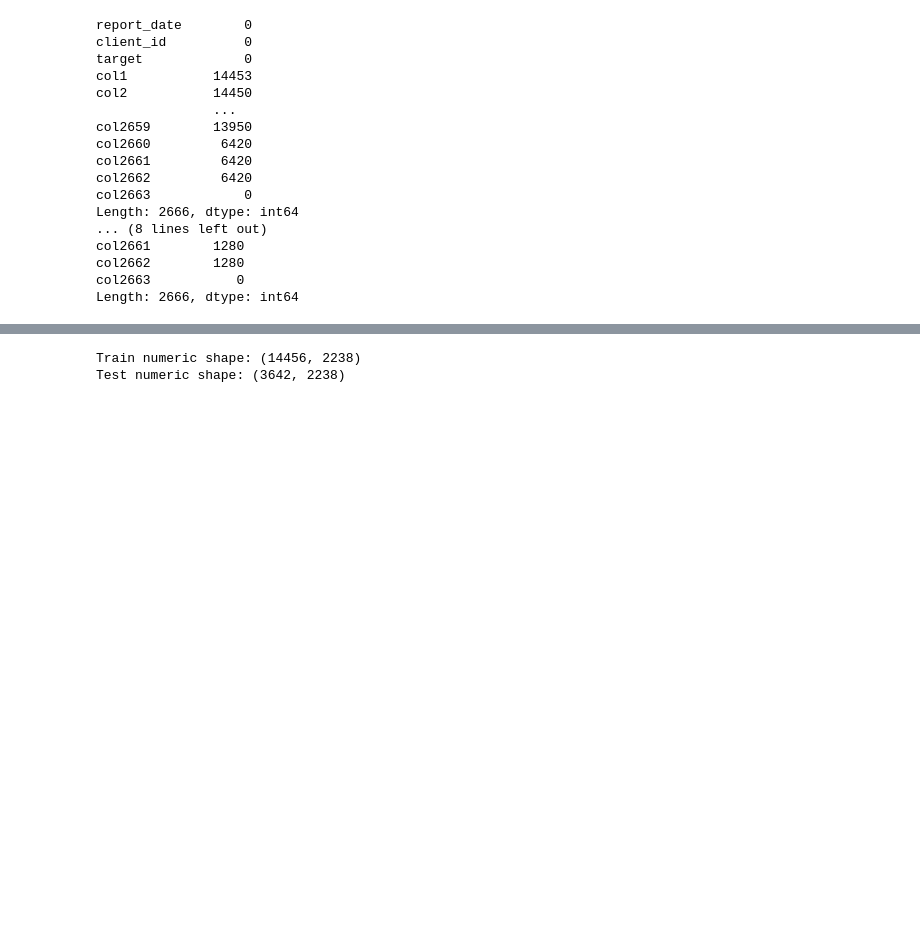
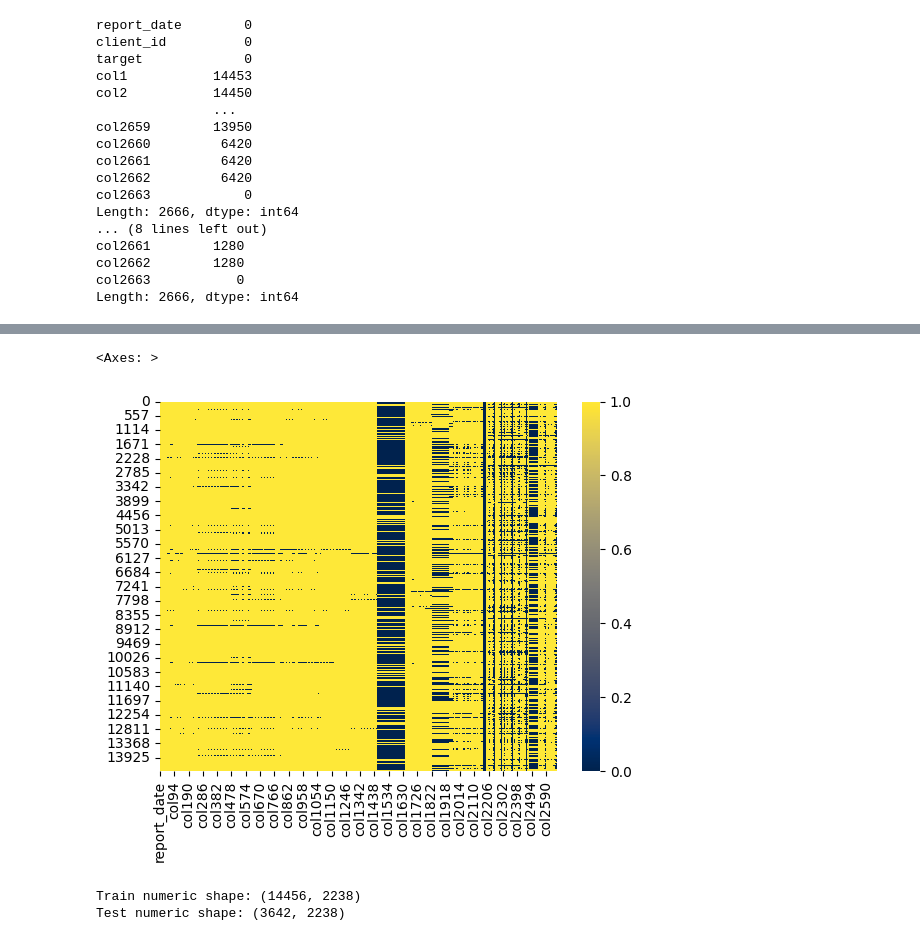
Before and after one commit to cryzzone/intensive_two, a Jupyter notebook: final/Кейс__Самолёт_.ipynb, the cells around one changed output, grey strips where cells are left out. Cells and saved outputs as stored; diff of their text form; code cells hidden in the pictures; blank space fills up the shorter version.

```diff
--- a/final/Кейс__Самолёт_.ipynb
+++ b/final/Кейс__Самолёт_.ipynb
@@ -70,3 +77,8 @@ Length: 2666, dtype: int64
+# %%
+sns.heatmap(train.isnull(),cmap='cividis')
+# %% [output]
+<Axes: >
+[figure, added]
 # %%
 # Выделение числовых признаков
 numeric_columns = train.select_dtypes(include=['number']).columns
```
Also changed, not shown: parts of 10 cells of this notebook, 1 other file.
